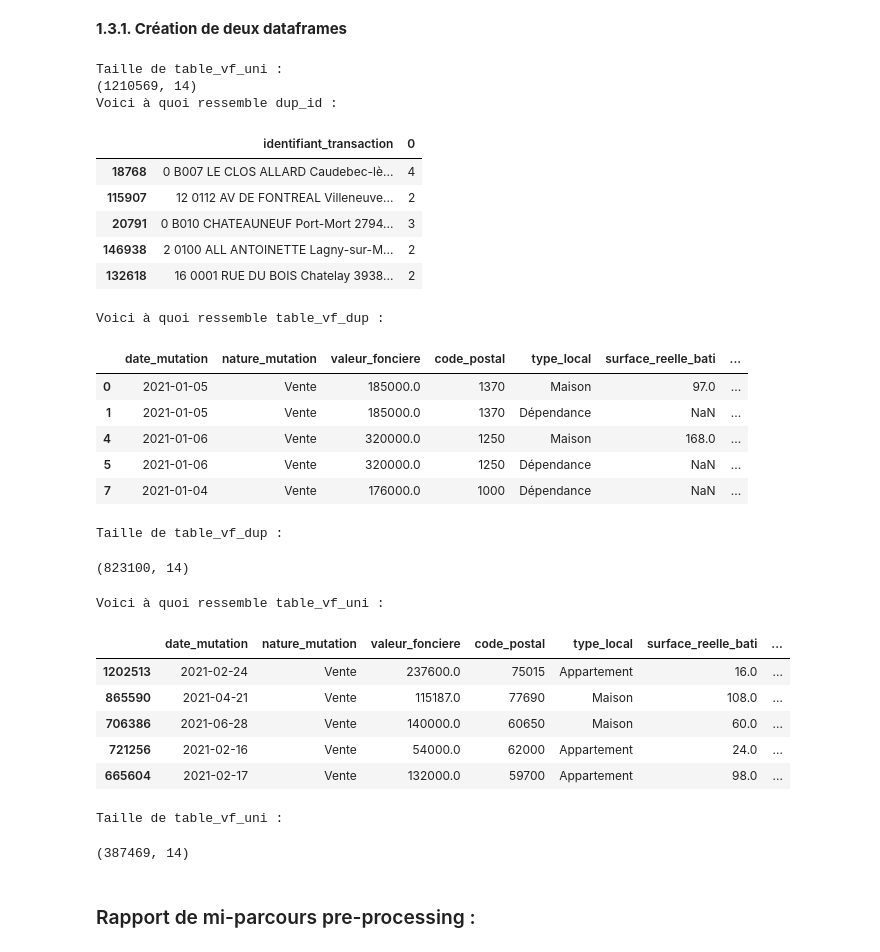
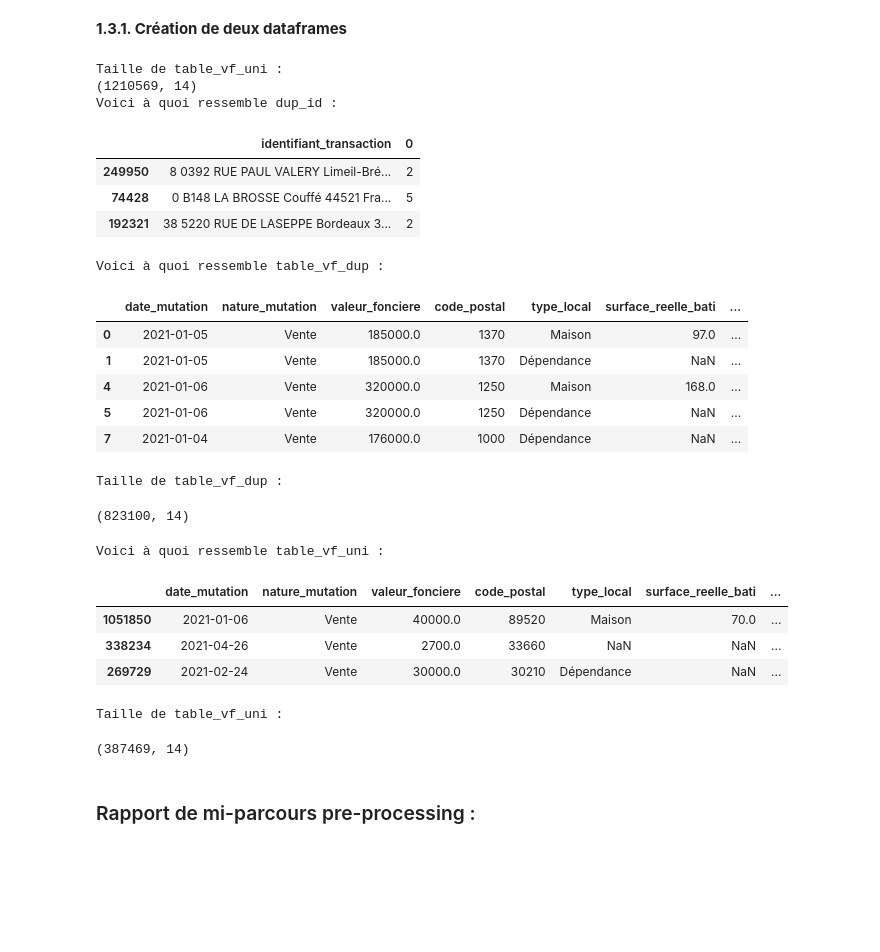
Before and after one commit to victor-kerros/tokenisation-immo, a Jupyter notebook: token-immo.ipynb, the cells around one changed output. Drawn from its saved outputs; the diff is of its cells as text; code cells hidden in the pictures; blank space fills up the shorter version.

```diff
--- a/token-immo.ipynb
+++ b/token-immo.ipynb
@@ -221,45 +221,41 @@ dup_id = table_vf_dup.groupby('identifiant_transaction').size()
 dup_id = dup_id[dup_id > 1]
 dup_id = dup_id.reset_index()
 print("Voici à quoi ressemble dup_id :")
-display(dup_id.sample(5))
+display(dup_id.sample(3))
 
 table_vf_dup = table_vf_dup[table_vf_dup['identifiant_transaction'].isin(dup_id["identifiant_transaction"])]
 print("Voici à quoi ressemble table_vf_dup :")
 display(table_vf_dup.head())
 print("Taille de table_vf_dup :")
 display(table_vf_dup.shape)
 
 table_vf_uni = table_vf_uni[~table_vf_uni['identifiant_transaction'].isin(dup_id["identifiant_transaction"])]
 print("Voici à quoi ressemble table_vf_uni :")
-display(table_vf_uni.sample(5))
+display(table_vf_uni.sample(3))
 print("Taille de table_vf_uni :")
 display(table_vf_uni.shape)
 # %% [output]
 Taille de table_vf_uni :
 (1210569, 14)
 Voici à quoi ressemble dup_id :
 |  | identifiant_transaction | 0 |
-| 18768 | 0 B007 LE CLOS ALLARD Caudebec-lè... | 4 |
-| 115907 | 12 0112 AV DE FONTREAL Villeneuve... | 2 |
-| 20791 | 0 B010 CHATEAUNEUF Port-Mort 2794... | 3 |
-| 146938 | 2 0100 ALL ANTOINETTE Lagny-sur-M... | 2 |
-| 132618 | 16 0001 RUE DU BOIS Chatelay 3938... | 2 |
+| 249950 | 8 0392 RUE PAUL VALERY Limeil-Bré... | 2 |
+| 74428 | 0 B148 LA BROSSE Couffé 44521 Fra... | 5 |
+| 192321 | 38 5220 RUE DE LASEPPE Bordeaux 3... | 2 |
 Voici à quoi ressemble table_vf_dup :
 |  | date_mutation | nature_mutation | valeur_fonciere | code_postal | type_local | surface_reelle_bati | ... |
 | 0 | 2021-01-05 | Vente | 185000.0 | 1370 | Maison | 97.0 | ... |
 | 1 | 2021-01-05 | Vente | 185000.0 | 1370 | Dépendance | NaN | ... |
 | 4 | 2021-01-06 | Vente | 320000.0 | 1250 | Maison | 168.0 | ... |
 | 5 | 2021-01-06 | Vente | 320000.0 | 1250 | Dépendance | NaN | ... |
 | 7 | 2021-01-04 | Vente | 176000.0 | 1000 | Dépendance | NaN | ... |
 Taille de table_vf_dup :
 (823100, 14)
 Voici à quoi ressemble table_vf_uni :
 |  | date_mutation | nature_mutation | valeur_fonciere | code_postal | type_local | surface_reelle_bati | ... |
-| 1202513 | 2021-02-24 | Vente | 237600.0 | 75015 | Appartement | 16.0 | ... |
-| 865590 | 2021-04-21 | Vente | 115187.0 | 77690 | Maison | 108.0 | ... |
-| 706386 | 2021-06-28 | Vente | 140000.0 | 60650 | Maison | 60.0 | ... |
-| 721256 | 2021-02-16 | Vente | 54000.0 | 62000 | Appartement | 24.0 | ... |
-| 665604 | 2021-02-17 | Vente | 132000.0 | 59700 | Appartement | 98.0 | ... |
+| 1051850 | 2021-01-06 | Vente | 40000.0 | 89520 | Maison | 70.0 | ... |
+| 338234 | 2021-04-26 | Vente | 2700.0 | 33660 | NaN | NaN | ... |
+| 269729 | 2021-02-24 | Vente | 30000.0 | 30210 | Dépendance | NaN | ... |
 Taille de table_vf_uni :
 (387469, 14)
 # %% [markdown]
```
Also changed, not shown: parts of 31 cells of this notebook.
